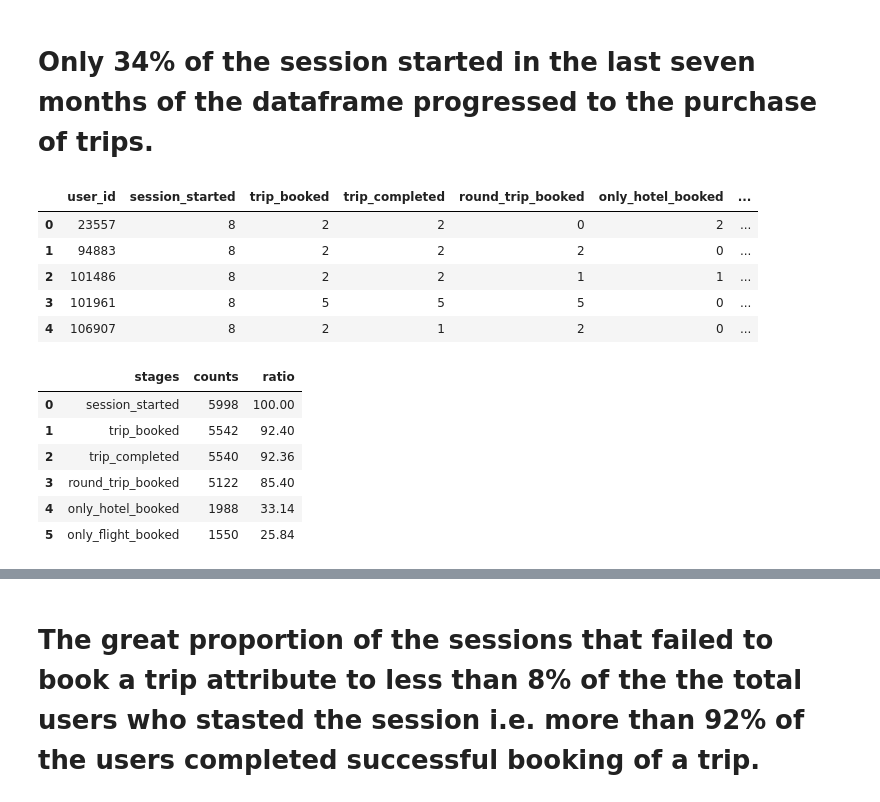
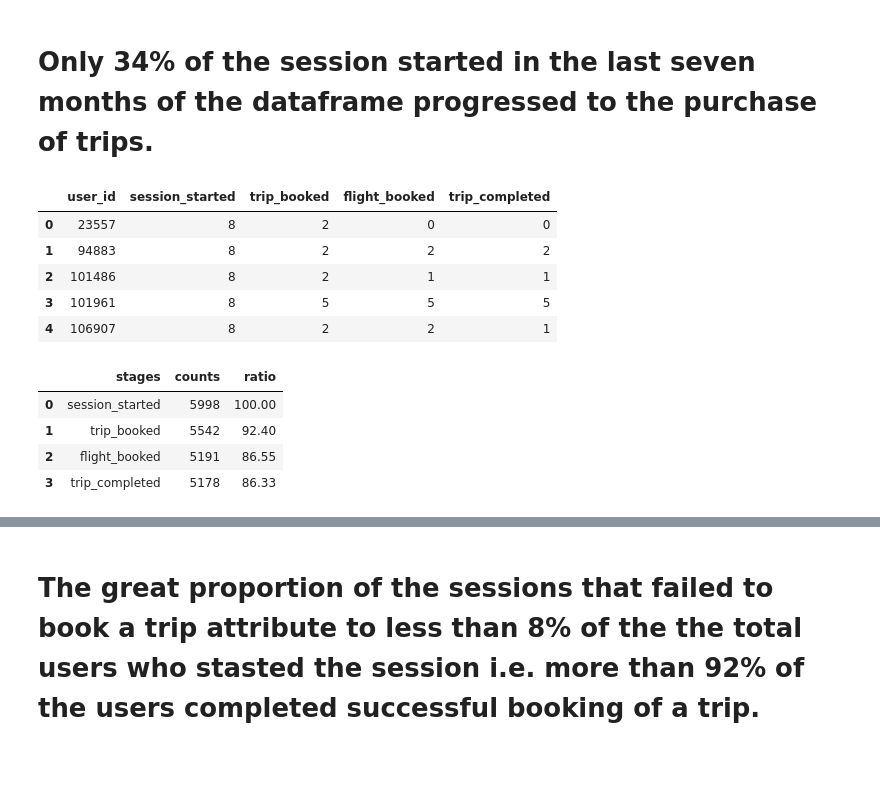
Before and after one commit to derewor/Travel-Tide-project, a Jupyter notebook: TravelTide_project_final.ipynb, the cells around one changed output, grey strips where cells are left out. Cells and saved outputs as stored; diff of their text form; code cells hidden in the pictures; blank space fills up the shorter version.

```diff
--- a/TravelTide_project_final.ipynb
+++ b/TravelTide_project_final.ipynb
@@ -125,8 +166,8 @@ dtype: int64
 # %%
 # Next, I checked if there are duplicated records using the drop if there are duplicate records function. indeed, there are no duplicated rows.
 # the dataframe before and after the drop_duplicates function contain the same number of row.
-final_table = session_table2.drop_duplicates()
+final_table = session_table1.drop_duplicates()
 print(final_table['user_id'].count())
-print(session_table2['user_id'].count())
+print(session_table['user_id'].count())
 # %% [output]
 49211
@@ -207,7 +263,18 @@ final_table.head(2)
 # %%
 # For funnel analysis all columns are not required. So, the required features were sorted to reduce the cost of processing data.
-table_funnel = final_table[['user_id','gender','married', 'has_children','age', 'session_id', 'trip_id','session_start', 'session_end',
-                           'flight_booked','hotel_booked','return_flight_booked','cancellation']]
+table_funnel = final_table[['user_id',
+                            'gender',
+                            'married',
+                            'has_children',
+                            'age',
+                            'session_id',
+                            'trip_id',
+                            'session_start',
+                            'session_end',
+                            'flight_booked',
+                            'hotel_booked',
+                            'return_flight_booked',
+                            'cancellation']]
 table_funnel.head(2)
 # %% [output]
 |  | user_id | gender | married | has_children | age | session_id | trip_id | session_start | session_end | ... |
@@ -216,7 +283,8 @@ table_funnel.head(2)
 # %%
 table_funnel['session_started'] = table_funnel.loc[:,'session_id'].notna()
-table_funnel['trip_booked'] = table_funnel.loc[:,'trip_id'] != 0
-table_funnel['trip_completed'] = (table_funnel.loc[:,'cancellation'] != 1) & (table_funnel.loc[:,'trip_id'] != 0)
+table_funnel['trip_booked'] = table_funnel.loc[:,'trip_id'].notna()
+table_funnel['trip_completed'] = (table_funnel.loc[:,'cancellation'] != 1) & (table_funnel.loc[:,'trip_id'].notna()) & \
+                                  (table_funnel.loc[:,'flight_booked'] != 0)
 table_funnel['round_trip_booked'] = table_funnel.loc[:,'return_flight_booked'] == 1
 table_funnel['only_hotel_booked'] = (table_funnel.loc[:,'hotel_booked'] == 1) & (table_funnel.loc[:,'flight_booked']==0)
 table_funnel['only_flight_booked'] = (table_funnel.loc[:,'flight_booked'] == 1) & (table_funnel.loc[:,'hotel_booked']==0)
@@ -241 +300,12 @@ See the caveats in the documentation: https://pandas.pydata.org/pandas-docs/stab
+# %%
+# replace the booleans with integers for calculation
+def bool_to_int(value):
+  if value == True:
+    return 1
+  elif value == False:
+    return 0
+  else:
+    return value
+
+table_funnel = table_funnel.map(bool_to_int)
 # %%
@@ -270,20 +342,24 @@ fig.show()
 # %% [markdown]
 # Only 34% of the session started in the last seven months of the dataframe progressed to the purchase of trips.
 # %%
-user_sorted_funnel = table_funnel[['user_id','session_started','trip_booked','trip_completed','round_trip_booked','only_hotel_booked',
-                                   'only_flight_booked']].astype(int)
+user_sorted_funnel = table_funnel[['user_id',
+                                   'session_started',
+                                   'trip_booked',
+                                   'flight_booked',
+                                   'trip_completed'
+                                   ]].astype(int)
 user_funnel = user_sorted_funnel.groupby('user_id').sum()
 user_funnel.reset_index().head()
 # %% [output]
-|  | user_id | session_started | trip_booked | trip_completed | round_trip_booked | only_hotel_booked | ... |
-| 0 | 23557 | 8 | 2 | 2 | 0 | 2 | ... |
-| 1 | 94883 | 8 | 2 | 2 | 2 | 0 | ... |
-| 2 | 101486 | 8 | 2 | 2 | 1 | 1 | ... |
-| 3 | 101961 | 8 | 5 | 5 | 5 | 0 | ... |
-| 4 | 106907 | 8 | 2 | 1 | 2 | 0 | ... |
+|  | user_id | session_started | trip_booked | flight_booked | trip_completed |
+| 0 | 23557 | 8 | 2 | 0 | 0 |
+| 1 | 94883 | 8 | 2 | 2 | 2 |
+| 2 | 101486 | 8 | 2 | 1 | 1 |
+| 3 | 101961 | 8 | 5 | 5 | 5 |
+| 4 | 106907 | 8 | 2 | 2 | 1 |
 # %%
 # assigning all the stages into one variable for a cleaner downstream coding.
-labels = ['session_started','trip_booked','trip_completed','round_trip_booked','only_hotel_booked','only_flight_booked']
+labels = ['session_started','trip_booked','flight_booked','trip_completed']
 # Filter rows where any of the columns in labels are not equal to 0
 filtered_funnel = user_funnel[(user_funnel[labels] != 0).any(axis=1)]
 # Count the number of non-null user_id entries
@@ -295,10 +371,8 @@ user_count
 |  | stages | counts | ratio |
 | 0 | session_started | 5998 | 100.00 |
 | 1 | trip_booked | 5542 | 92.40 |
-| 2 | trip_completed | 5540 | 92.36 |
-| 3 | round_trip_booked | 5122 | 85.40 |
-| 4 | only_hotel_booked | 1988 | 33.14 |
-| 5 | only_flight_booked | 1550 | 25.84 |
+| 2 | flight_booked | 5191 | 86.55 |
+| 3 | trip_completed | 5178 | 86.33 |
 # %%
 # display both the numbers and ratios in the funnel chart
 user_count['labels'] = user_count['counts'].astype(str) + ' (' + user_count['ratio'].astype(str) + ')' # this code concatenates the two columns
```
Also changed, not shown: parts of 56 cells of this notebook.
